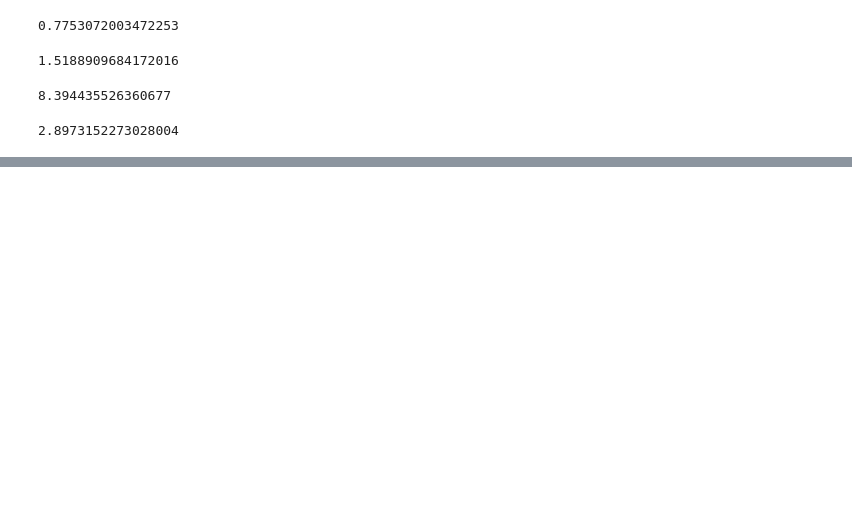
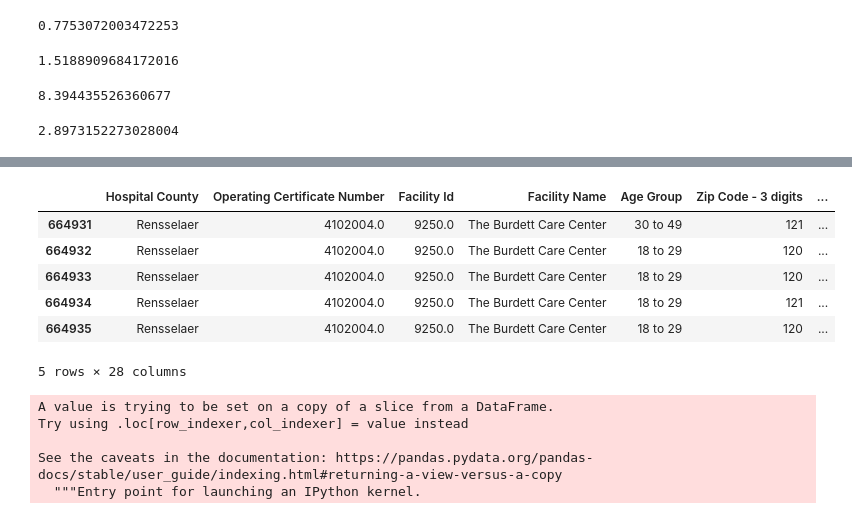
Before and after one commit to MohamedIBnOmar/Hospital-patients-length-of-stay-prediction, a Jupyter notebook: length-of-stay.ipynb, the cells around one changed output, grey strips where cells are left out. Cells and saved outputs as stored; diff of their text form; code cells hidden in the pictures; blank space fills up the shorter version.

Commit message:
Kaggle Notebook | length of stay  | Version 4

```diff
--- a/length-of-stay.ipynb
+++ b/length-of-stay.ipynb
@@ -232,7 +245,7 @@ Glens_df['Abortion Edit Indicator'] = Glens_df['Abortion Edit Indicator'].apply(
 Glens_df['Emergency Department Indicator'] = Glens_df['Emergency Department Indicator'].apply(
     lambda x: 1 if x == 'Y' else (0 if x == 'N' else None))
 # %%
-Glens_df["Length of Stay"]=pd.to_numeric(df["Length of Stay"],errors='coerce')
+Glens_df["Length of Stay"]=pd.to_numeric(Glens_df["Length of Stay"],errors='coerce')
 # %%
 Glens_df.info()
 # %% [output]
@@ -470,0 +486,2 @@ rmse
+# %%
+Burdett_df=df[df["Facility Name"]== 'The Burdett Care Center']
@@ -470,0 +531,6 @@ rmse
+# %%
+ #   simple mapping on binary features.
+Burdett_df['Abortion Edit Indicator'] = Burdett_df['Abortion Edit Indicator'].apply(
+     lambda x: 1 if x == 'Y' else (0 if x == 'N' else None))
+Burdett_df['Emergency Department Indicator'] = Burdett_df['Emergency Department Indicator'].apply(
+    lambda x: 1 if x == 'Y' else (0 if x == 'N' else None))
@@ -470,0 +548,18 @@ rmse
+# %%
+Burdett_df.head()
+# %% [output]
+|  | Hospital County | Operating Certificate Number | Facility Id | Facility Name | Age Group | Zip Code - 3 digits | ... |
+| 664931 | Rensselaer | 4102004.0 | 9250.0 | The Burdett Care Center | 30 to 49 | 121 | ... |
+| 664932 | Rensselaer | 4102004.0 | 9250.0 | The Burdett Care Center | 18 to 29 | 120 | ... |
+| 664933 | Rensselaer | 4102004.0 | 9250.0 | The Burdett Care Center | 18 to 29 | 120 | ... |
+| 664934 | Rensselaer | 4102004.0 | 9250.0 | The Burdett Care Center | 18 to 29 | 121 | ... |
+| 664935 | Rensselaer | 4102004.0 | 9250.0 | The Burdett Care Center | 18 to 29 | 120 | ... |
+5 rows × 28 columns
+# %%
+Burdett_df["Length of Stay"]=pd.to_numeric(Burdett_df["Length of Stay"],errors='coerce')
+# %% [output]
+A value is trying to be set on a copy of a slice from a DataFrame.
+Try using .loc[row_indexer,col_indexer] = value instead
+
+See the caveats in the documentation: https://pandas.pydata.org/pandas-docs/stable/user_guide/indexing.html#returning-a-view-versus-a-copy
+  """Entry point for launching an IPython kernel.
```
Also changed, not shown: parts of 138 cells of this notebook.
